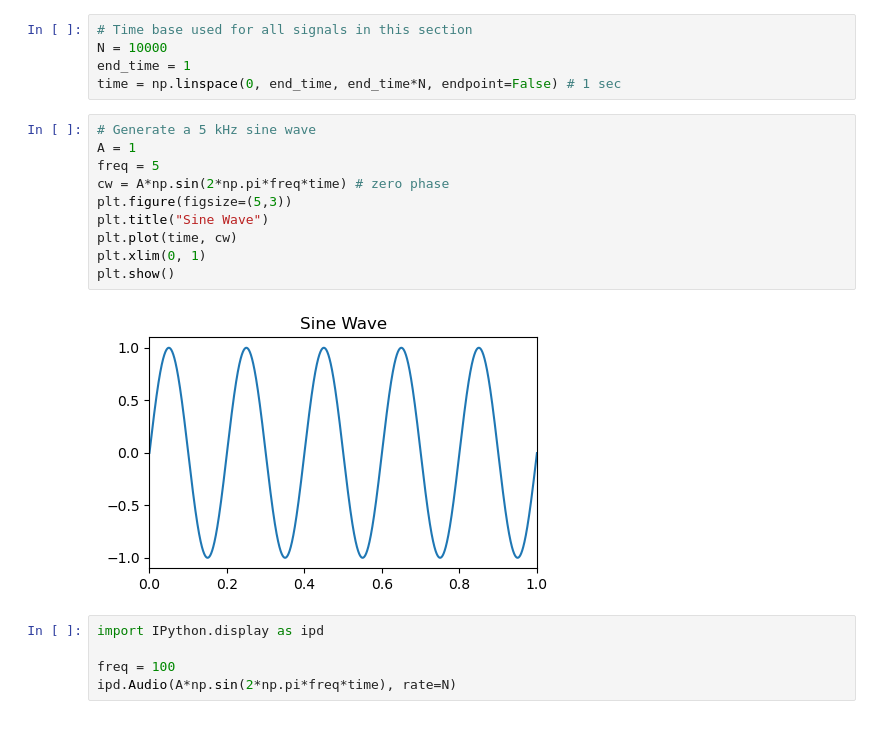
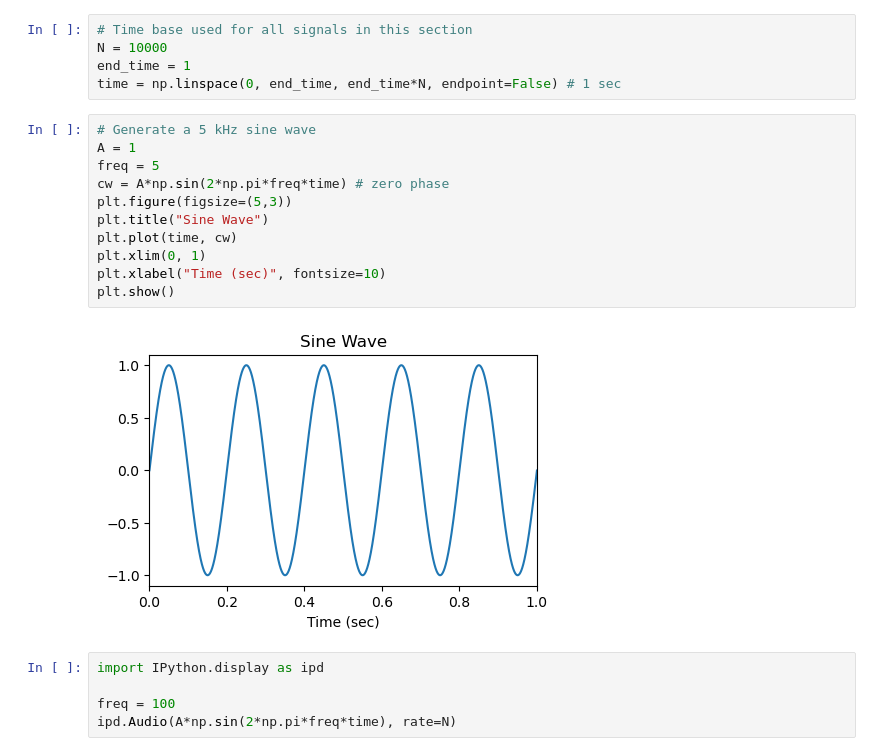
Before and after one commit to leewujung/fundamentals, a Jupyter notebook: boat_tutorials/primers/signal_processing_01_signals.ipynb, the cells around one changed output. Saved outputs shown, nothing was run; the diff lists cells and outputs as text; blank space fills up the shorter version.

```diff
--- a/boat_tutorials/primers/signal_processing_01_signals.ipynb
+++ b/boat_tutorials/primers/signal_processing_01_signals.ipynb
@@ -29,15 +29,16 @@ time = np.linspace(0, end_time, end_time*N, endpoint=False) # 1 sec
 # %%
 # Generate a 5 kHz sine wave
 A = 1
 freq = 5
 cw = A*np.sin(2*np.pi*freq*time) # zero phase
 plt.figure(figsize=(5,3))
 plt.title("Sine Wave")
 plt.plot(time, cw)
 plt.xlim(0, 1)
+plt.xlabel("Time (sec)", fontsize=10)
 plt.show()
 # %% [output]
-[figure, old version]
+[figure, new version]
 # %%
 import IPython.display as ipd
 
```
Also changed, not shown: parts of 5 cells of this notebook.
